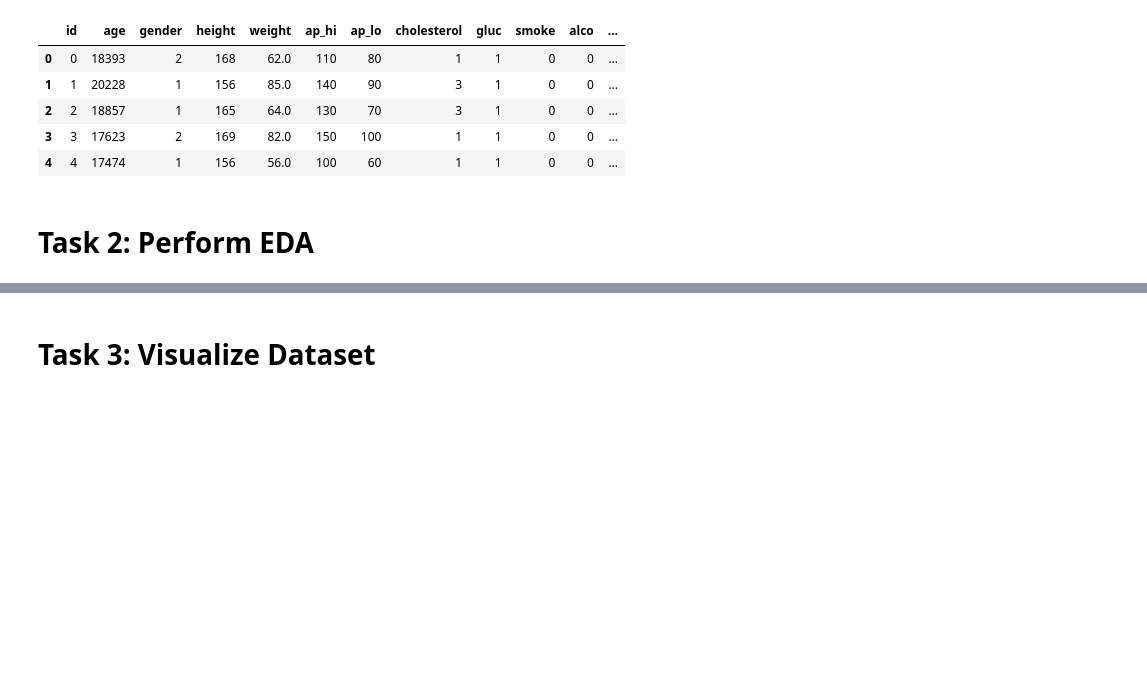
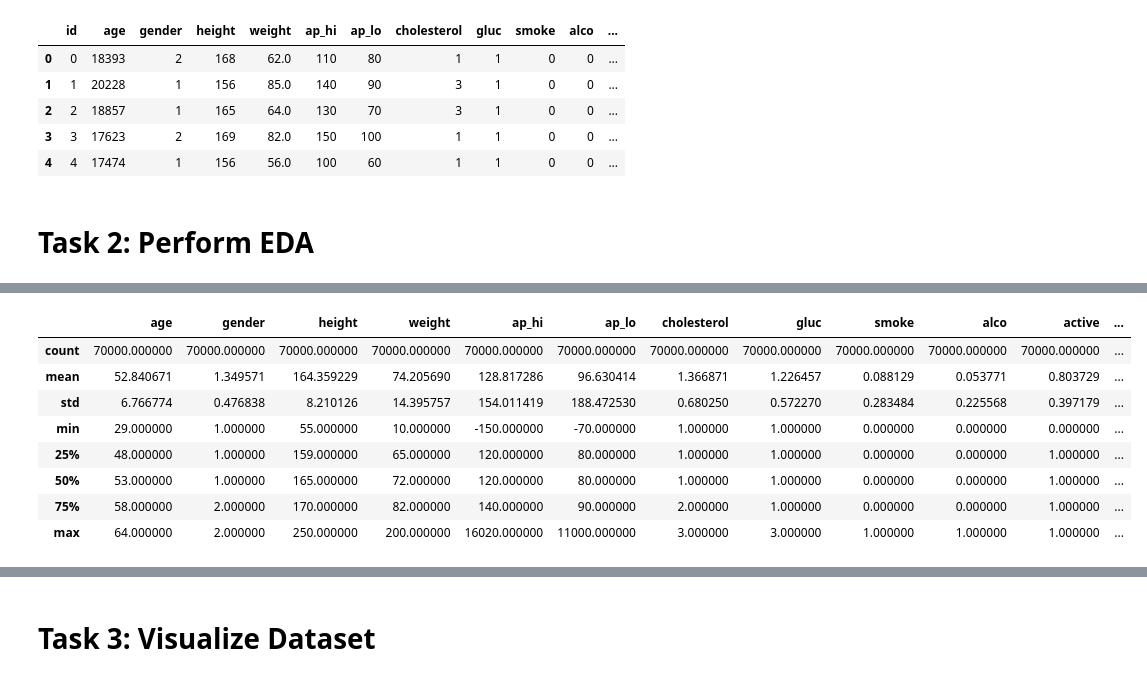
Before and after one commit to souvikpaul1/cardio_vasuclar_disease_aws_sm, a Jupyter notebook: notebook.ipynb, the cells around one changed output, grey strips where cells are left out. Saved outputs shown, nothing was run; the diff lists cells and outputs as text; code cells hidden in the pictures; blank space fills up the shorter version.

```diff
--- a/notebook.ipynb
+++ b/notebook.ipynb
@@ -40,0 +68,12 @@ df.head(5)
+# %%
+cardio_df.describe()
+# %% [output]
+|  | age | gender | height | weight | ap_hi | ap_lo | cholesterol | gluc | smoke | alco | active | ... |
+| count | 70000.000000 | 70000.000000 | 70000.000000 | 70000.000000 | 70000.000000 | 70000.000000 | 70000.000000 | 70000.000000 | 70000.000000 | 70000.000000 | 70000.000000 | ... |
+| mean | 52.840671 | 1.349571 | 164.359229 | 74.205690 | 128.817286 | 96.630414 | 1.366871 | 1.226457 | 0.088129 | 0.053771 | 0.803729 | ... |
+| std | 6.766774 | 0.476838 | 8.210126 | 14.395757 | 154.011419 | 188.472530 | 0.680250 | 0.572270 | 0.283484 | 0.225568 | 0.397179 | ... |
+| min | 29.000000 | 1.000000 | 55.000000 | 10.000000 | -150.000000 | -70.000000 | 1.000000 | 1.000000 | 0.000000 | 0.000000 | 0.000000 | ... |
+| 25% | 48.000000 | 1.000000 | 159.000000 | 65.000000 | 120.000000 | 80.000000 | 1.000000 | 1.000000 | 0.000000 | 0.000000 | 1.000000 | ... |
+| 50% | 53.000000 | 1.000000 | 165.000000 | 72.000000 | 120.000000 | 80.000000 | 1.000000 | 1.000000 | 0.000000 | 0.000000 | 1.000000 | ... |
+| 75% | 58.000000 | 2.000000 | 170.000000 | 82.000000 | 140.000000 | 90.000000 | 2.000000 | 1.000000 | 0.000000 | 0.000000 | 1.000000 | ... |
+| max | 64.000000 | 2.000000 | 250.000000 | 200.000000 | 16020.000000 | 11000.000000 | 3.000000 | 3.000000 | 1.000000 | 1.000000 | 1.000000 | ... |
```
Also changed, not shown: parts of 47 cells of this notebook.
